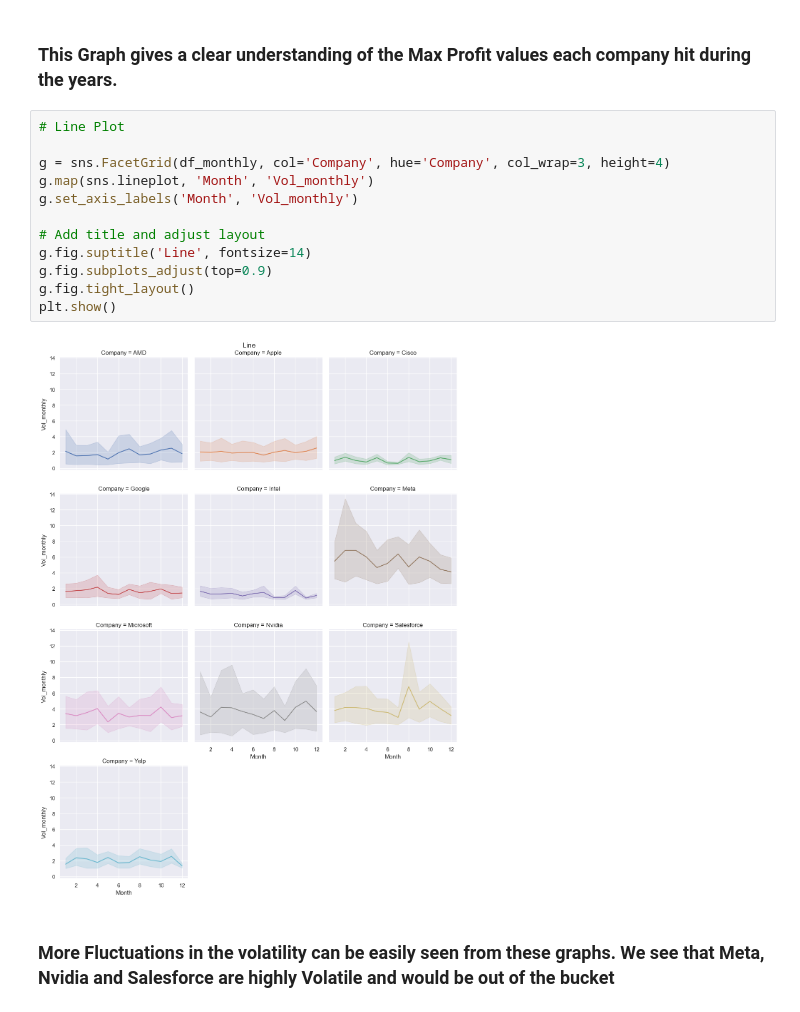
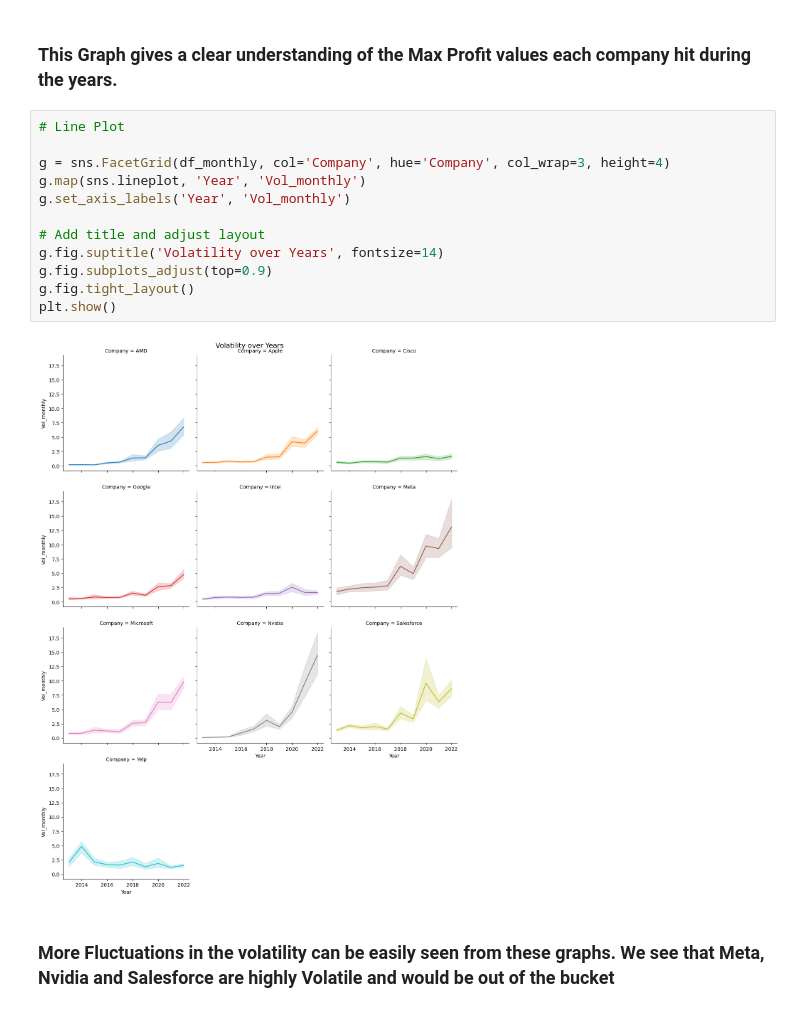
Before and after one commit to ubco-W2022T2-data301/Group35, a Jupyter notebook: analysis/analysis1.ipynb, the cells around one changed output. Cells and saved outputs as stored; diff of their text form.

```diff
--- a/analysis/analysis1.ipynb
+++ b/analysis/analysis1.ipynb
@@ -493,16 +593,16 @@ plt.show()
 # %%
 # Line Plot
 
 g = sns.FacetGrid(df_monthly, col='Company', hue='Company', col_wrap=3, height=4)
-g.map(sns.lineplot, 'Month', 'Vol_monthly')
-g.set_axis_labels('Month', 'Vol_monthly')
+g.map(sns.lineplot, 'Year', 'Vol_monthly')
+g.set_axis_labels('Year', 'Vol_monthly')
 
 # Add title and adjust layout
-g.fig.suptitle('Line', fontsize=14)
+g.fig.suptitle('Volatility over Years', fontsize=14)
 g.fig.subplots_adjust(top=0.9)
 g.fig.tight_layout()
 plt.show()
 # %% [output]
-[figure, old version]
+[figure, new version]
 # %% [markdown]
 ### More Fluctuations in the volatility can be easily seen from these graphs. We see that Meta, Nvidia and Salesforce are highly Volatile and would be out of the bucket
```
Also changed, not shown: parts of 36 cells of this notebook.
